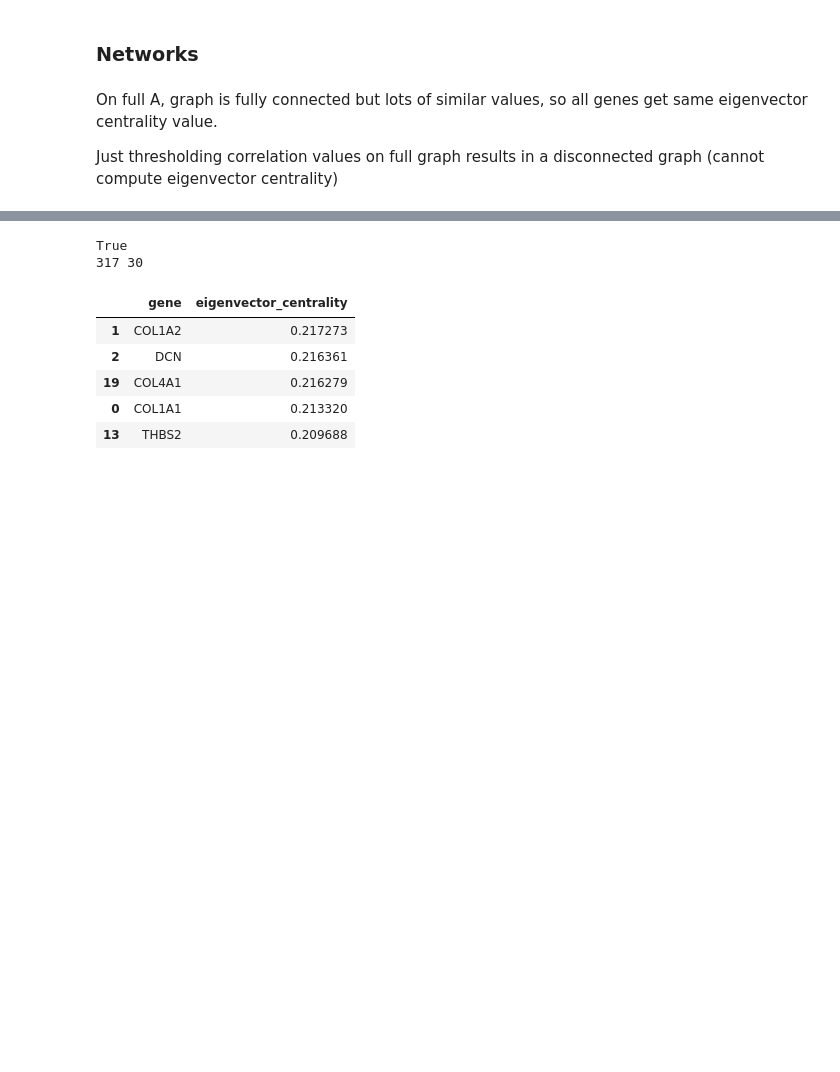
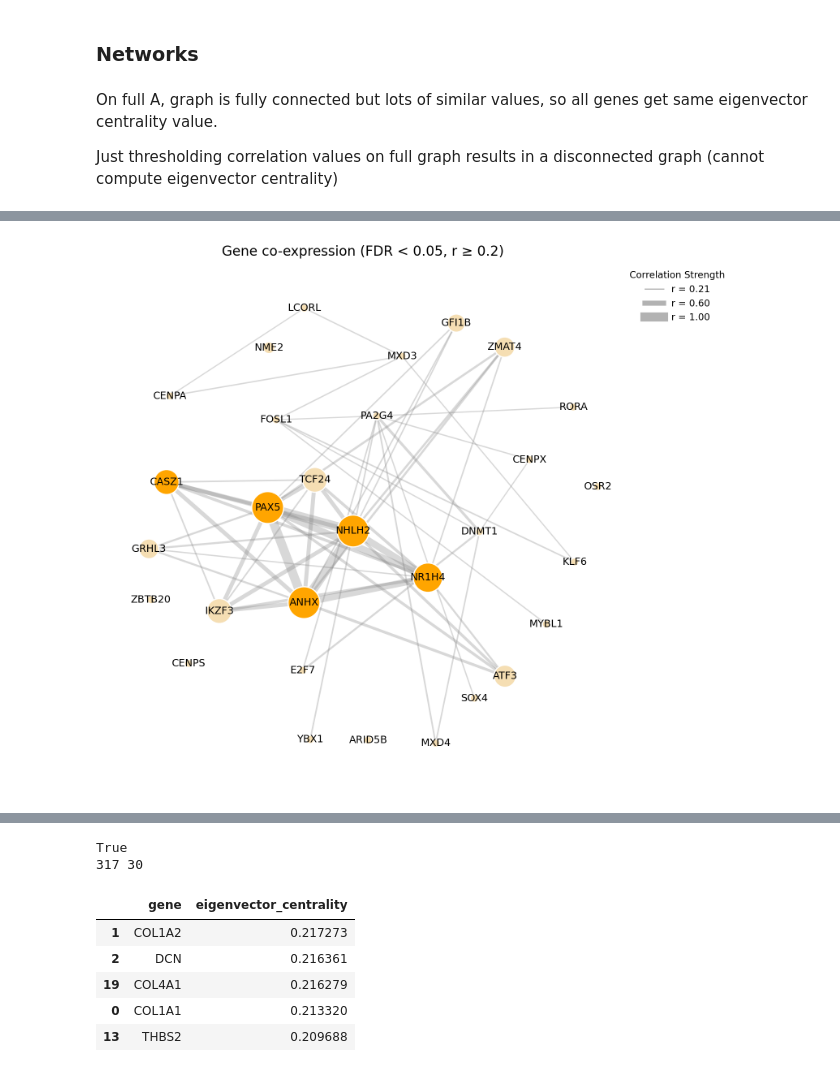
Before and after one commit to jrcwycy/hybrid_reprogramming, a Jupyter notebook: notebooks/networks/gene_distances.ipynb, the cells around one changed output, grey strips where cells are left out. Saved outputs shown, nothing was run; the diff lists cells and outputs as text; code cells hidden in the pictures; blank space fills up the shorter version.

```diff
--- a/notebooks/networks/gene_distances.ipynb
+++ b/notebooks/networks/gene_distances.ipynb
@@ -714,0 +1327,65 @@ Just thresholding correlation values on full graph results in a disconnected gra
+# %%
+# Dictionary mapping for safety
+cent_vals = list(centrality.values())
+min_c, max_c = min(cent_vals), max(cent_vals)
+node_size_map = {
+    gene: 50 + (score - min_c) / (max_c - min_c + 1e-12) * 750
+    for gene, score in centrality.items()
+}
+
+# 5. Visualization
+plt.figure(figsize=(8, 7))
+pos = nx.spring_layout(G_thresh, seed=42, k=1.5)
+
+### Drawing
+draw_threshold = 0.2
+# Only select edges that meet the criteria
+edges_to_show = [(u, v) for u, v, d in G_thresh.edges(data=True) if d['weight'] >= draw_threshold]
+weights_to_show = [G_thresh[u][v]['weight'] for u, v in edges_to_show]
+
+if weights_to_show:
+    w_min, w_max = min(weights_to_show), max(weights_to_show)
+    w_range = w_max - w_min + 1e-12
+    # Calculate widths only for the visible edges
+    edge_widths = [1.0 + (w - w_min) / w_range * 7.0 for w in weights_to_show]
+
+    nx.draw_networkx_edges(
+        G_thresh, pos,
+        edgelist=edges_to_show, # Only draw these
+        width=edge_widths,
+        alpha=0.3,
+        edge_color="grey"
+    )
+
+    # legend
+    n_bins = 3
+    bin_values = np.linspace(w_min, w_max, n_bins)
+    legend_elements = []
+    for val in bin_values:
+        # Scale the legend width using the same formula as the plot
+        scaled_w = 1.0 + (val - w_min) / w_range * 7.0
+
+        legend_elements.append(
+            Line2D([0], [0], color='grey', alpha=0.6, lw=scaled_w, label=f'r = {val:.2f}')
+        )
+
+    plt.legend(handles=legend_elements, title="Correlation Strength",
+               loc='upper left', bbox_to_anchor=(1, 1), frameon=False, title_fontsize='small', fontsize='small')
+
+
+nx.draw_networkx_nodes(G_thresh, pos,
+                       node_size=[node_size_map.get(n, 50) for n in G_thresh.nodes()],
+                       node_color="wheat", edgecolors='white')
+
+# Highlight top 5 central genes
+top_5 = sorted(centrality, key=centrality.get, reverse=True)[:5]
+nx.draw_networkx_nodes(G_thresh, pos, nodelist=top_5, node_color="orange", edgecolors='white',
+                       node_size=[node_size_map[n] for n in top_5])
+
+nx.draw_networkx_labels(G_thresh, pos, font_size=9)
+plt.axis("off")
+plt.title(f"Gene co-expression (FDR < {fdr_alpha}, r ≥ 0.2)")
+plt.tight_layout()
+plt.show()
+# %% [output]
+[figure, added]
```
Also changed, not shown: parts of 26 cells of this notebook.
